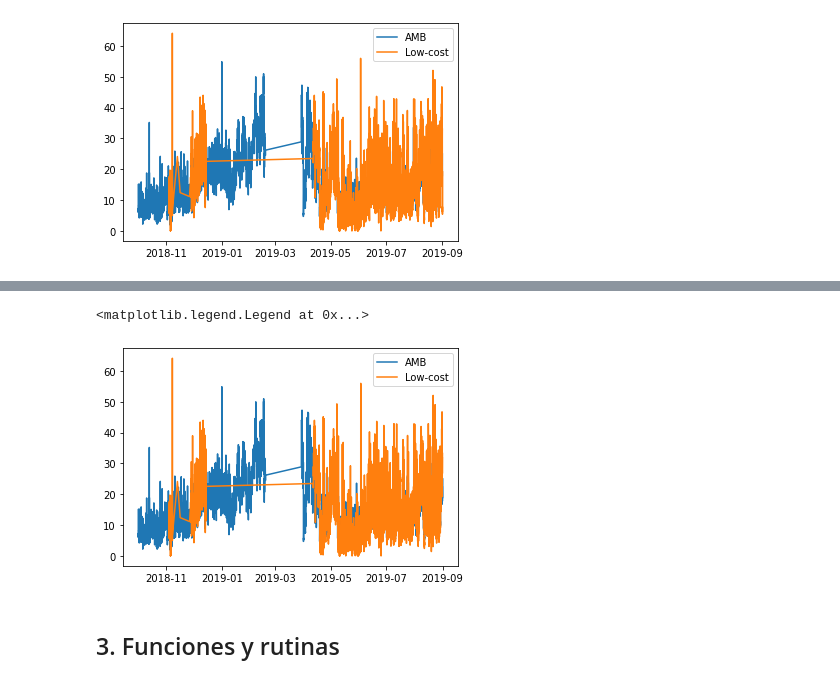
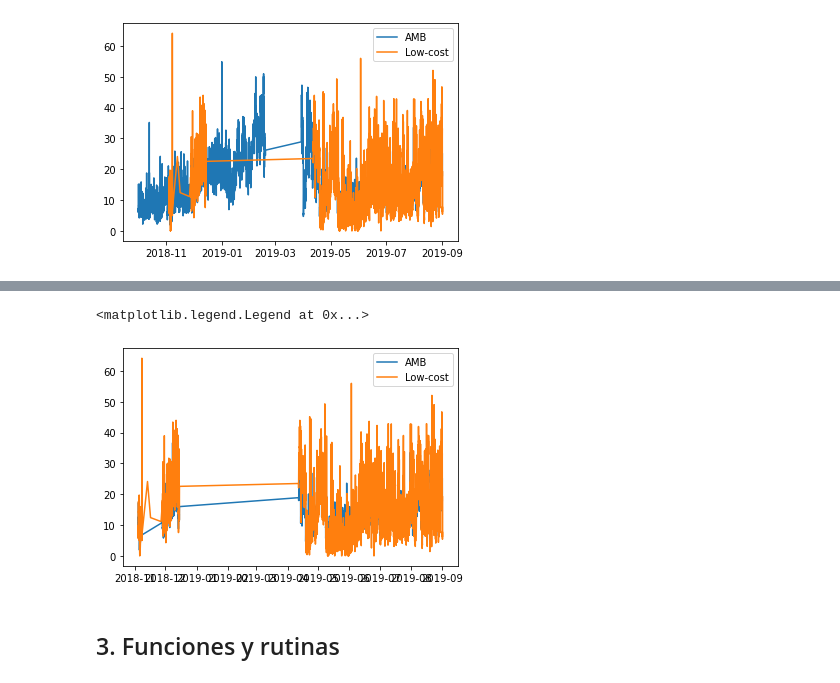
Before and after one commit to jhoampitre/MathMet1, a Jupyter notebook: Codigos/Asignación 2/Ventanas_moviles.ipynb, the cells around one changed output, grey strips where cells are left out. Saved outputs shown, nothing was run; the diff lists cells and outputs as text; code cells hidden in the pictures.

```diff
--- a/Codigos/Asignación 2/Ventanas_moviles.ipynb
+++ b/Codigos/Asignación 2/Ventanas_moviles.ipynb
@@ -126,15 +135,0 @@ Intervalos
-# %%
-data_LOW_COST_reduce = pd.DataFrame({},columns=['Time','Low-cost'])
-data_LOW_COST_reduce = data_LOW_COST_reduce.set_index('Time')
-for i in range(len(data_LOW_COST)):
-    date = data_LOW_COST.index[i]
-    if (date >= Intervalos[0][0]) and (date <= Intervalos[0][1]):
-        data_LOW_COST_reduce = data_LOW_COST_reduce.append( pd.DataFrame({'Low-cost':float(data_LOW_COST.values[i][0])}, index=[date]) )
-    elif (date >= Intervalos[3][0]) and (date <= Intervalos[3][1]):
-        data_LOW_COST_reduce = data_LOW_COST_reduce.append( pd.DataFrame({'Low-cost':float(data_LOW_COST.values[i][0])}, index=[date]) )
-    elif (date >= Intervalos[1][0]) and (date <= Intervalos[1][1]):
-        data_LOW_COST_reduce = data_LOW_COST_reduce.append( pd.DataFrame({'Low-cost':float(data_LOW_COST.values[i][0])}, index=[date]) )
-    elif (date >= Intervalos[2][0]) and (date <= Intervalos[2][1]):
-        data_LOW_COST_reduce = data_LOW_COST_reduce.append( pd.DataFrame({'Low-cost':float(data_LOW_COST.values[i][0])}, index=[date]) )
-
-data_LOW_COST_reduce
@@ -154,0 +136,11 @@ data_LOW_COST_reduce
+# %%
+data_AMB2_reduce = pd.DataFrame({},columns=['Time','Low-cost'])
+data_AMB2_reduce = data_AMB2_reduce.set_index('Time')
+for i in range(len(data_AMB2)):
+    date = data_AMB2.index[i]
+    for j in range(len(Intervalos)):
+        if (date >= Intervalos[j][0]) and (date <= Intervalos[j][1]):
+            data_AMB2_reduce = data_AMB2_reduce.append( pd.DataFrame({'Low-cost':float(data_AMB2.values[i][0])}, index=[date]) )
+            break
+
+data_AMB2_reduce
@@ -155,9 +178,9 @@ data_LOW_COST_reduce
 # %%
-plt.plot(data_AMB2, label='AMB')
-plt.plot(data_LOW_COST_reduce, label='Low-cost')
+plt.plot(data_AMB2_reduce, label='AMB')
+plt.plot(data_LOW_COST, label='Low-cost')
 plt.legend()
 # %% [output]
 <matplotlib.legend.Legend at 0x...>
-[figure, old version]
+[figure, new version]
 # %% [markdown]
 ## 3. Funciones y rutinas
```
Also changed, not shown: parts of 10 cells of this notebook.
